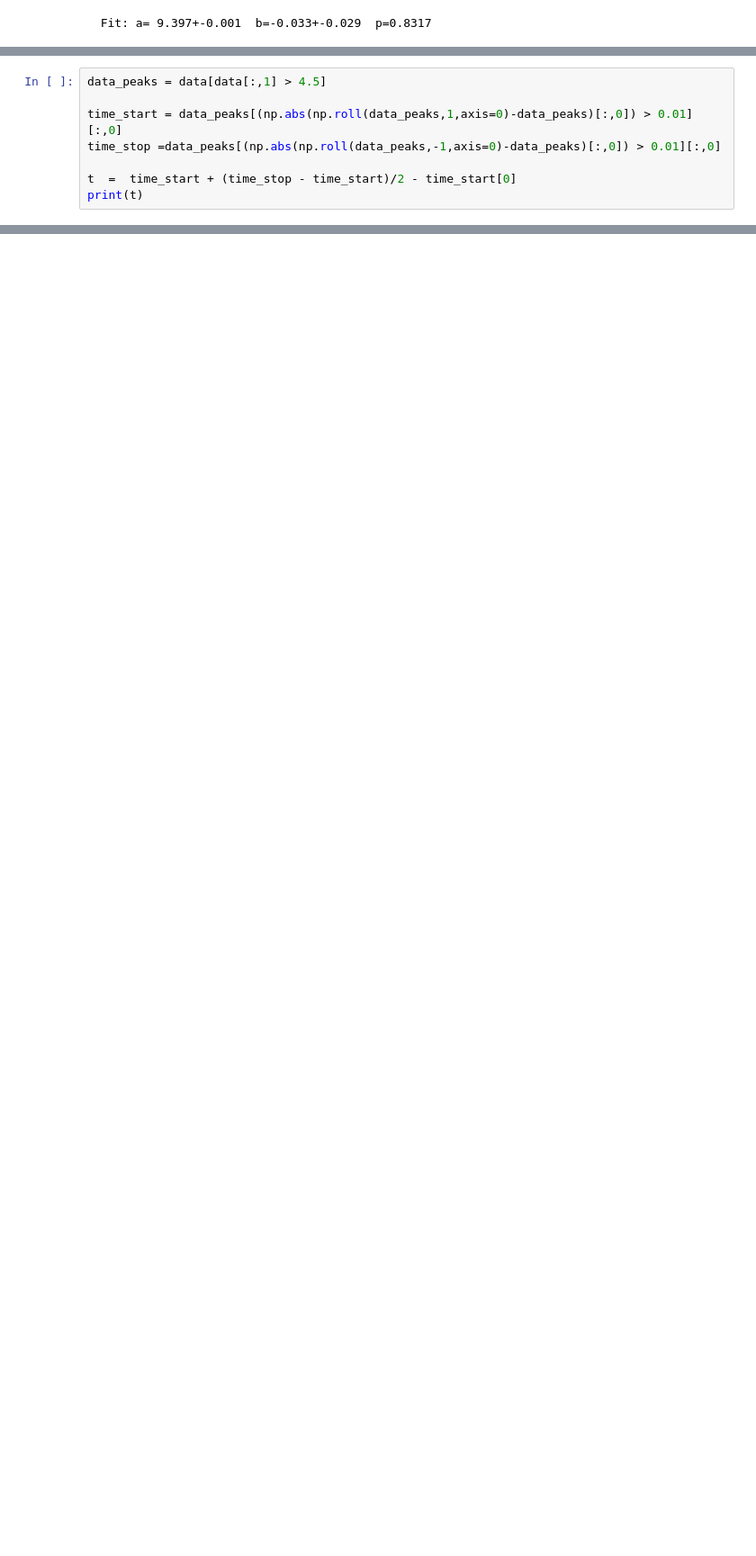
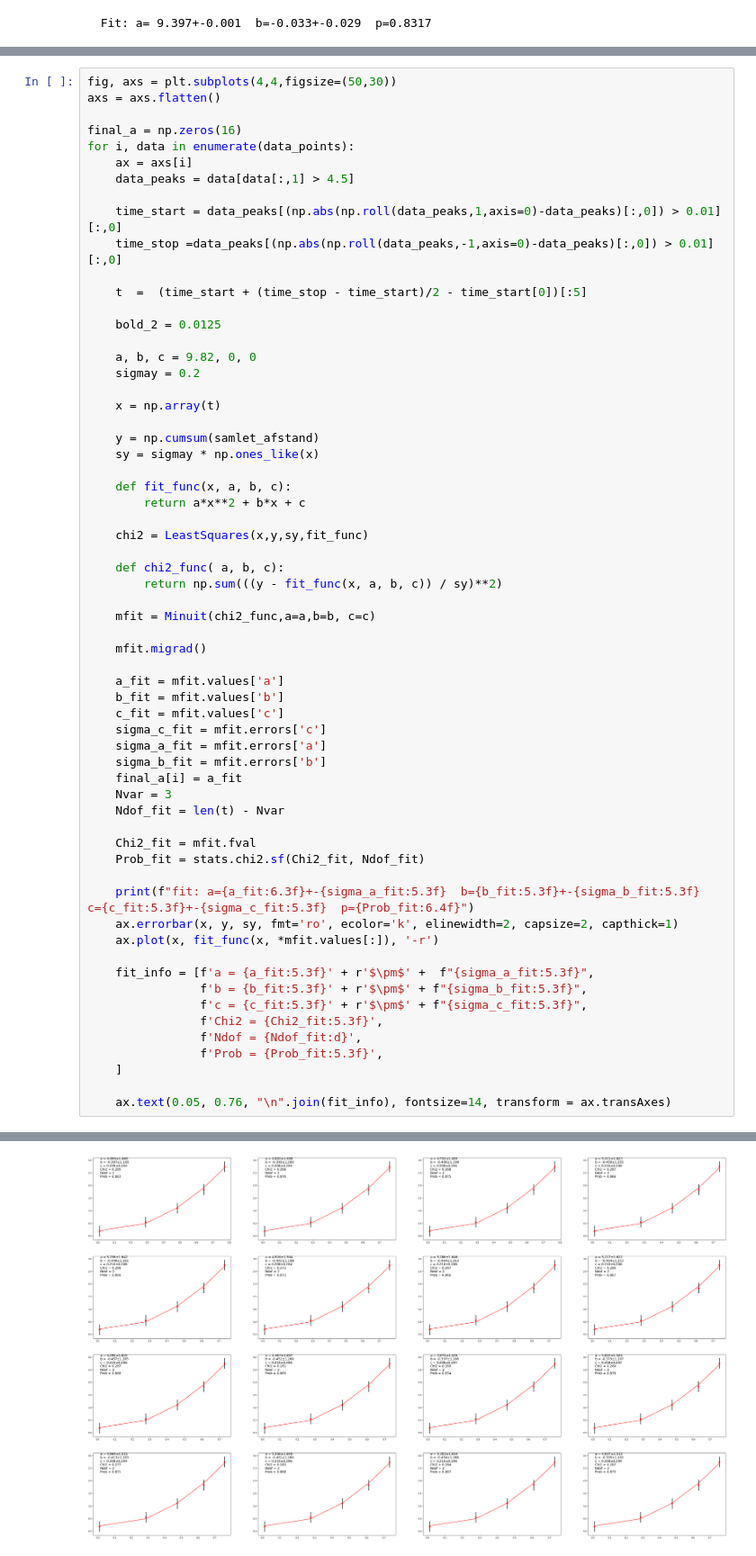
Before and after one commit to nicolai52/AppliedStatistics, a Jupyter notebook: gravitation.ipynb, the cells around one changed output, grey strips where cells are left out. Shown at 90% size. Drawn from its saved outputs; the diff is of its cells as text; blank space fills up the shorter version.

```diff
--- a/gravitation.ipynb
+++ b/gravitation.ipynb
@@ -128,9 +142,63 @@ ax.plot(data[:,0], data[:,1], 'ro')
 # %%
-data_peaks = data[data[:,1] > 4.5]
+fig, axs = plt.subplots(4,4,figsize=(50,30))
+axs = axs.flatten()
 
-time_start = data_peaks[(np.abs(np.roll(data_peaks,1,axis=0)-data_peaks)[:,0]) > 0.01][:,0]
-time_stop =data_peaks[(np.abs(np.roll(data_peaks,-1,axis=0)-data_peaks)[:,0]) > 0.01][:,0]
+final_a = np.zeros(16)
+for i, data in enumerate(data_points):
+    ax = axs[i]
+    data_peaks = data[data[:,1] > 4.5]
 
-t  =  time_start + (time_stop - time_start)/2 - time_start[0]
-print(t)
+    time_start = data_peaks[(np.abs(np.roll(data_peaks,1,axis=0)-data_peaks)[:,0]) > 0.01][:,0]
+    time_stop =data_peaks[(np.abs(np.roll(data_peaks,-1,axis=0)-data_peaks)[:,0]) > 0.01][:,0]
+
+    t  =  (time_start + (time_stop - time_start)/2 - time_start[0])[:5]
+
+    bold_2 = 0.0125
+
+    a, b, c = 9.82, 0, 0
+    sigmay = 0.2
+
+    x = np.array(t)
+
+    y = np.cumsum(samlet_afstand)
+    sy = sigmay * np.ones_like(x)
+
+    def fit_func(x, a, b, c):
+        return a*x**2 + b*x + c
+
+    chi2 = LeastSquares(x,y,sy,fit_func)
+
+    def chi2_func( a, b, c):
+        return np.sum(((y - fit_func(x, a, b, c)) / sy)**2)
+
+    mfit = Minuit(chi2_func,a=a,b=b, c=c)
+
+    mfit.migrad()
+
+    a_fit = mfit.values['a']
+    b_fit = mfit.values['b']
+    c_fit = mfit.values['c']
+    sigma_c_fit = mfit.errors['c']
+    sigma_a_fit = mfit.errors['a']
+    sigma_b_fit = mfit.errors['b']
+    final_a[i] = a_fit
+    Nvar = 3
+    Ndof_fit = len(t) - Nvar
+
+    Chi2_fit = mfit.fval
+    Prob_fit = stats.chi2.sf(Chi2_fit, Ndof_fit)
+
+    print(f"fit: a={a_fit:6.3f}+-{sigma_a_fit:5.3f}  b={b_fit:5.3f}+-{sigma_b_fit:5.3f}  c={c_fit:5.3f}+-{sigma_c_fit:5.3f}  p={Prob_fit:6.4f}")
+    ax.errorbar(x, y, sy, fmt='ro', ecolor='k', elinewidth=2, capsize=2, capthick=1)
+    ax.plot(x, fit_func(x, *mfit.values[:]), '-r')
+
+    fit_info = [f'a = {a_fit:5.3f}' + r'$\pm$' +  f"{sigma_a_fit:5.3f}",
+                f'b = {b_fit:5.3f}' + r'$\pm$' + f"{sigma_b_fit:5.3f}",
+                f'c = {c_fit:5.3f}' + r'$\pm$' + f"{sigma_c_fit:5.3f}",
+                f'Chi2 = {Chi2_fit:5.3f}',
+                f'Ndof = {Ndof_fit:d}',
+                f'Prob = {Prob_fit:5.3f}',
+    ]
+
+    ax.text(0.05, 0.76, "\n".join(fit_info), fontsize=14, transform = ax.transAxes)
 # %% [output]
@@ -137,0 +222 @@ print(t)
+[figure, added]
```
Also changed, not shown: parts of 7 cells of this notebook.
